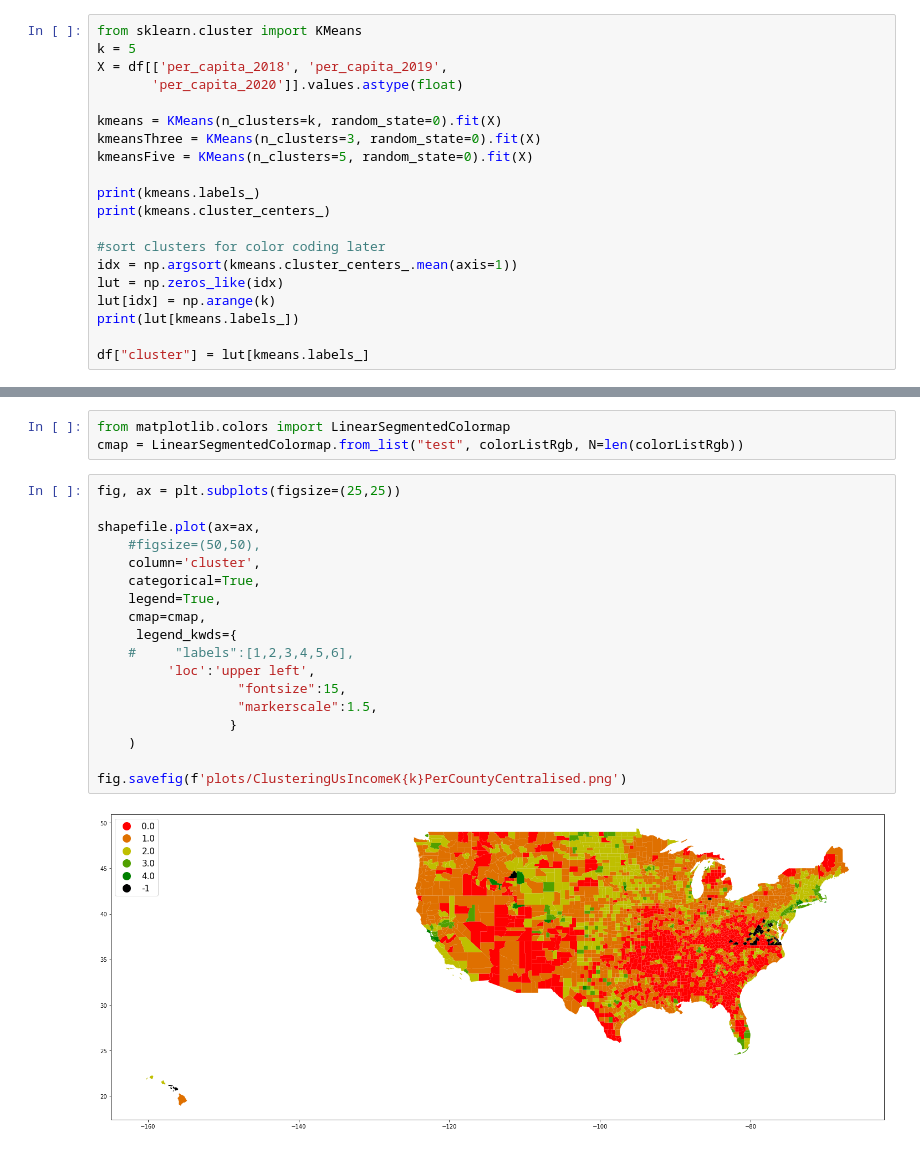
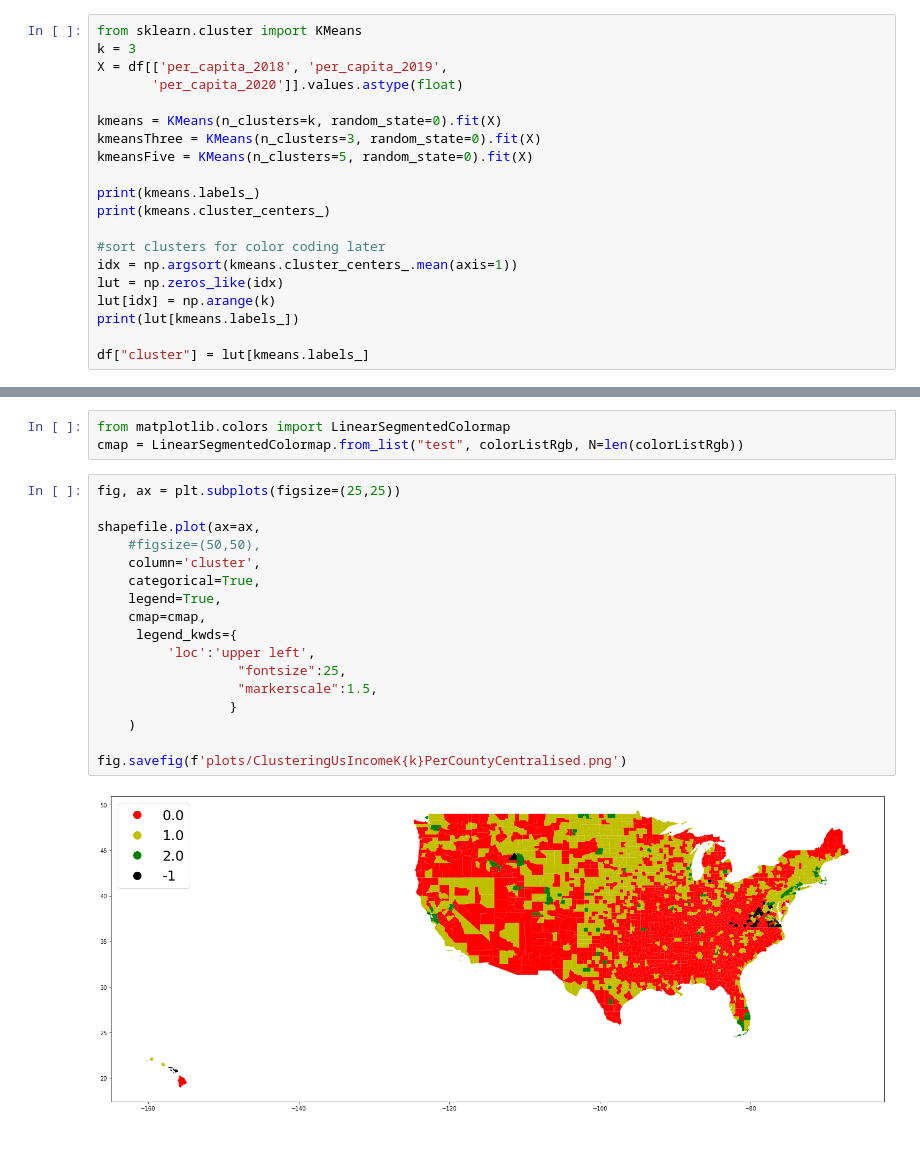
Before and after one commit to KDOT2509/ClusterUsIncomePerCounty, a Jupyter notebook: analyse.ipynb, the cells around one changed output, grey strips where cells are left out. Drawn from its saved outputs; the diff is of its cells as text.

```diff
--- a/analyse.ipynb
+++ b/analyse.ipynb
@@ -52,7 +52,7 @@ device is :cpu
 ## sklearn Kmeans
 # %%
 from sklearn.cluster import KMeans
-k = 5
+k = 3
 X = df[['per_capita_2018', 'per_capita_2019',
        'per_capita_2020']].values.astype(float)
 
@@ -209,20 +207,19 @@ cmap = LinearSegmentedColormap.from_list("test", colorListRgb, N=len(colorListRg
 # %%
 fig, ax = plt.subplots(figsize=(25,25))
 
 shapefile.plot(ax=ax,
     #figsize=(50,50),
     column='cluster',
     categorical=True,
     legend=True,
     cmap=cmap,
      legend_kwds={
-    #     "labels":[1,2,3,4,5,6],
          'loc':'upper left',
-                  "fontsize":15,
+                  "fontsize":25,
                   "markerscale":1.5,
                  }
     )
 
 fig.savefig(f'plots/ClusteringUsIncomeK{k}PerCountyCentralised.png')
 # %% [output]
-[figure, old version]
+[figure, new version]
```
Also changed, not shown: parts of 2 cells of this notebook, 1 other file.
